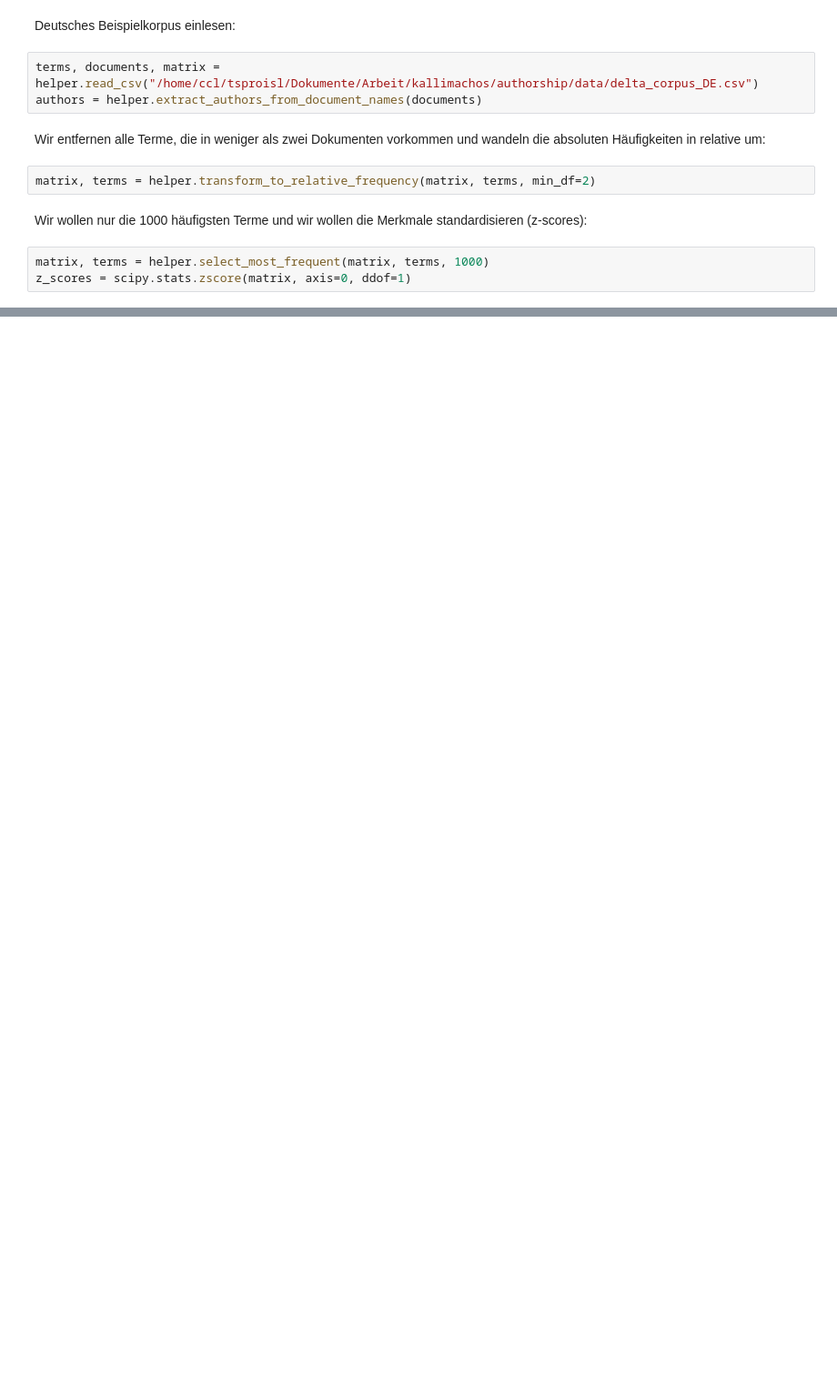
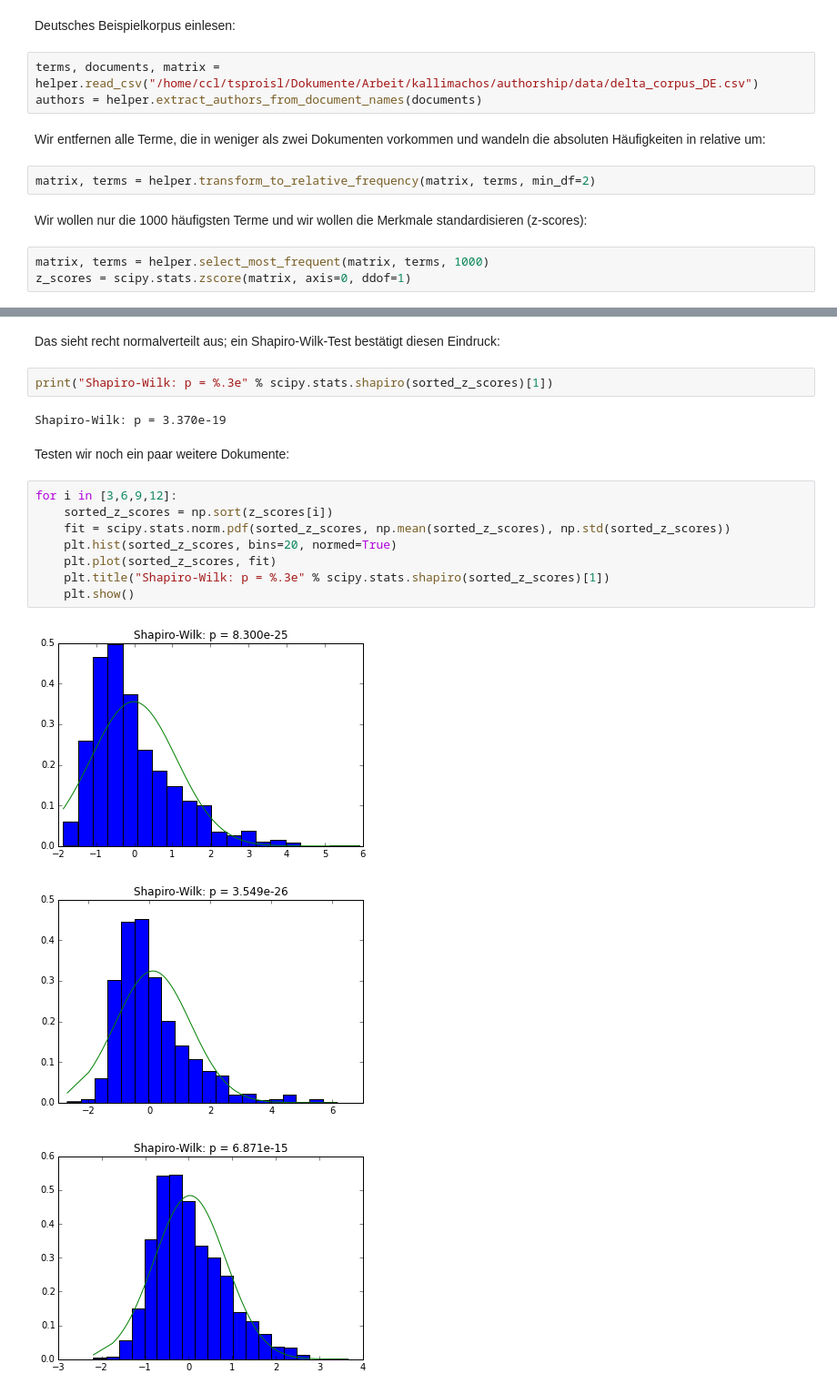
Before and after one commit to pielstroem/ExplainingDelta, a Jupyter notebook: Testnotebook.ipynb, the cells around one changed output, grey strips where cells are left out. Shown at 91% size. Cells and saved outputs as stored; diff of their text form; blank space fills up the shorter version.

Commit message:
Weitere Dokumente angeschaut, Shapiro-Wilk-Test hinzugefügt

```diff
--- a/Testnotebook.ipynb
+++ b/Testnotebook.ipynb
@@ -34,3 +34,23 @@ plt.plot(sorted_z_scores, fit)
 plt.show()
 # %% [output]
 [figure]
+# %% [markdown]
+Das sieht recht normalverteilt aus; ein Shapiro-Wilk-Test bestätigt diesen Eindruck:
+# %%
+print("Shapiro-Wilk: p = %.3e" % scipy.stats.shapiro(sorted_z_scores)[1])
+# %% [output]
+Shapiro-Wilk: p = 3.370e-19
+# %% [markdown]
+Testen wir noch ein paar weitere Dokumente:
+# %%
+for i in [3,6,9,12]:
+    sorted_z_scores = np.sort(z_scores[i])
+    fit = scipy.stats.norm.pdf(sorted_z_scores, np.mean(sorted_z_scores), np.std(sorted_z_scores))
+    plt.hist(sorted_z_scores, bins=20, normed=True)
+    plt.plot(sorted_z_scores, fit)
+    plt.title("Shapiro-Wilk: p = %.3e" % scipy.stats.shapiro(sorted_z_scores)[1])
+    plt.show()
+# %% [output]
+[figure, added]
+[figure, added]
+[figure, added]
```
Also changed, not shown: parts of 4 cells of this notebook.
